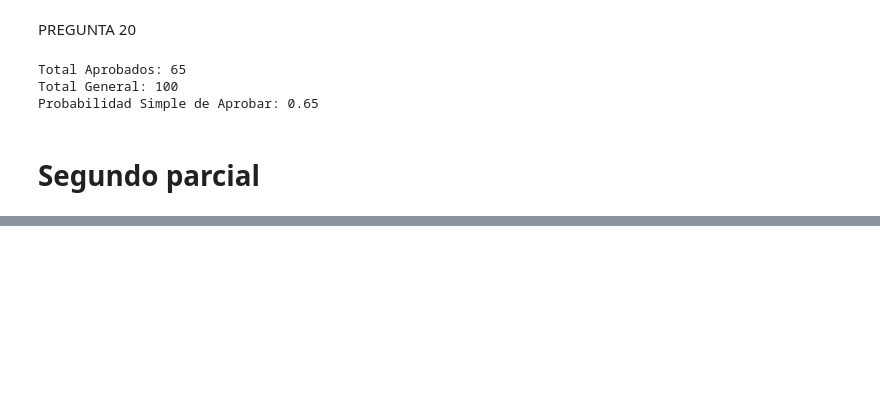
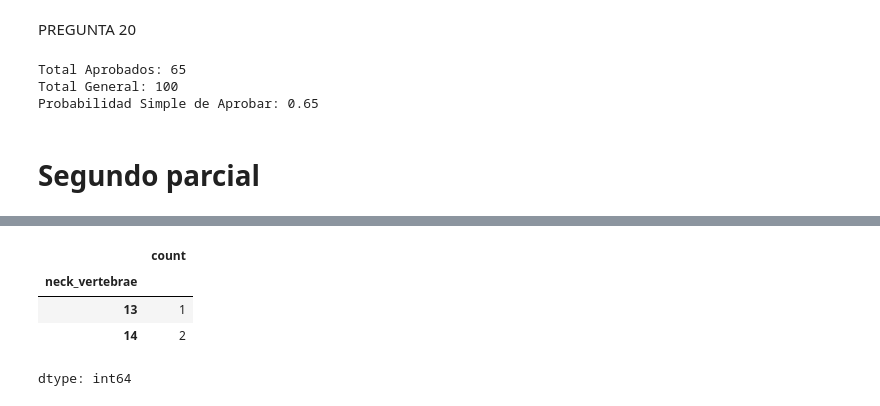
Before and after one commit to TheCodeTester860/AntonioCabrera, a Jupyter notebook: MineriaDeDatos.ipynb, the cells around one changed output, grey strips where cells are left out. Drawn from its saved outputs; the diff is of its cells as text; code cells hidden in the pictures; blank space fills up the shorter version.

```diff
--- a/MineriaDeDatos.ipynb
+++ b/MineriaDeDatos.ipynb
@@ -1622,0 +1643,8 @@ Probabilidad Simple de Aprobar: 0.65
+# %%
+df['neck_vertebrae'].value_counts().sort_index()
+# %% [output]
+|  | count |
+| neck_vertebrae |  |
+| 13 | 1 |
+| 14 | 2 |
+dtype: int64
```
Also changed, not shown: parts of 2 cells of this notebook.
